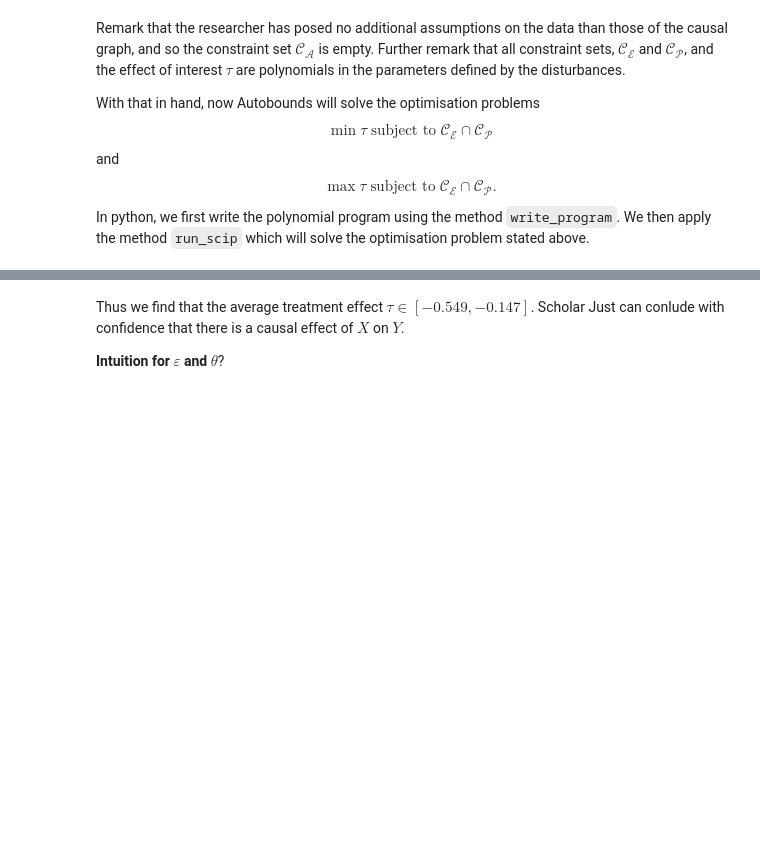
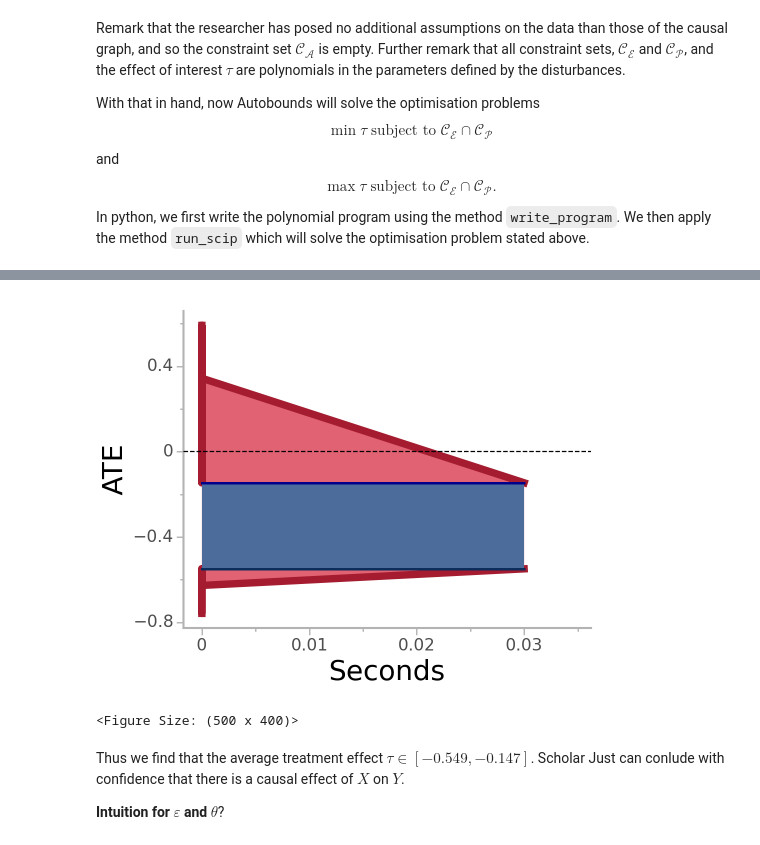
Before and after one commit to duarteguilherme/autobounds, a Jupyter notebook: autobounds_demo/iv_demo.ipynb, the cells around one changed output, grey strips where cells are left out. Drawn from its saved outputs; the diff is of its cells as text; code cells hidden in the pictures; blank space fills up the shorter version.

Commit message:
added bounds plot for 2 examples

```diff
--- a/autobounds_demo/iv_demo.ipynb
+++ b/autobounds_demo/iv_demo.ipynb
@@ -375,6 +376,11 @@ Problem is finished! Returning final values
 CURRENT THRESHOLDS: # -- Theta: 0.40412230000000005 / Epsilon: 0.0014874030443436936 ##
 ==============================================
 Causal effect lies in the interval [-0.549, -0.146]
+# %%
+just_prog_ate.plot()
+# %% [output]
+[figure, added]
+<Figure Size: (500 x 400)>
 # %% [markdown]
 Thus we find that the average treatment effect $\tau \in [-0.549, -0.147]$. Scholar Just can conlude with confidence that there is a causal effect of $X$ on $Y$.
 
```
Also changed, not shown: parts of 5 cells of this notebook.
